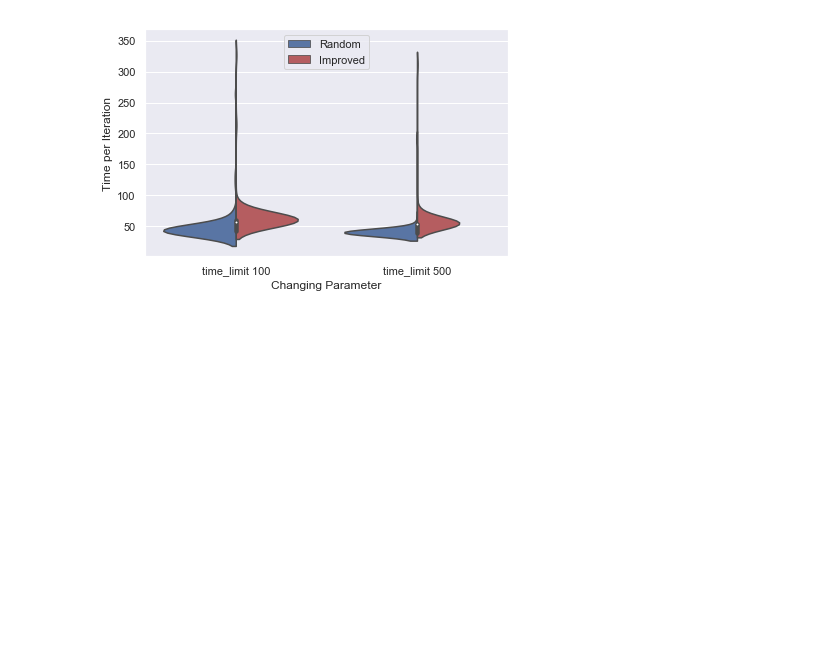
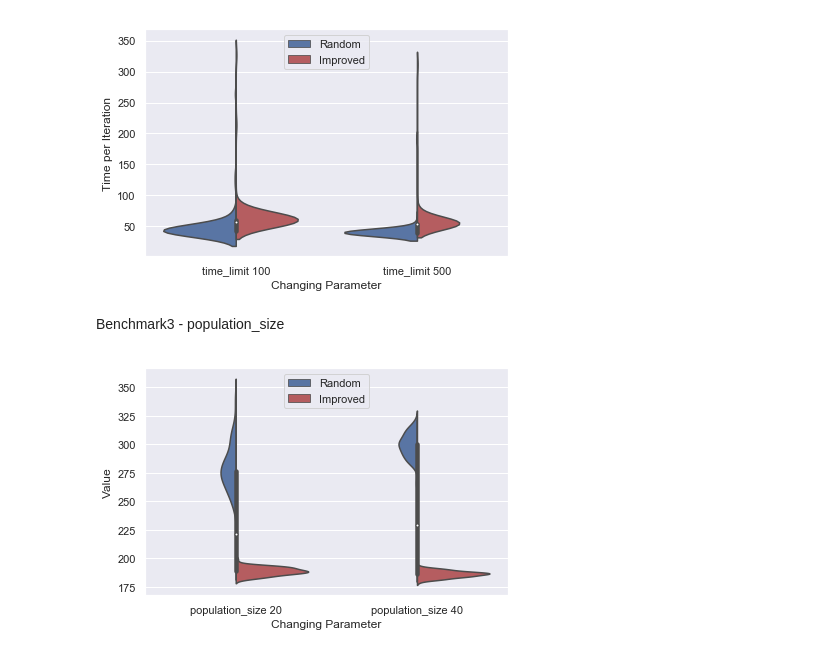
Before and after one commit to rosagross/Mininmum_Makespan_NIA, a Jupyter notebook: Minimum_Makespan_NIA.ipynb, the cells around one changed output. Drawn from its saved outputs; the diff is of its cells as text; code cells hidden in the pictures; blank space fills up the shorter version.

```diff
--- a/Minimum_Makespan_NIA.ipynb
+++ b/Minimum_Makespan_NIA.ipynb
@@ -215,3 +215,21 @@ plt.legend(loc='upper center')
 plt.tight_layout()
 # %% [output]
 [figure]
+# %% [markdown]
+Benchmark3 - population_size
+# %%
+data_collect9 = []
+data_collect9.append(pd.read_csv("data33.csv"))
+data_collect9.append(pd.read_csv("data34.csv"))
+data_collect9.append(pd.read_csv("data35.csv"))
+data_collect9.append(pd.read_csv("data36.csv"))
+
+data9 = pd.concat(data_collect9, ignore_index=True)
+# %%
+sns.violinplot(data = data9,
+               x = "Changing Parameter", y='Value',
+               hue = "Algorithm Type", split = True, inner = "box", palette = ['b','r'])
+plt.legend(loc='upper center')
+plt.tight_layout()
+# %% [output]
+[figure, added]
```
Also changed, not shown: parts of 16 cells of this notebook, 16 other files.
